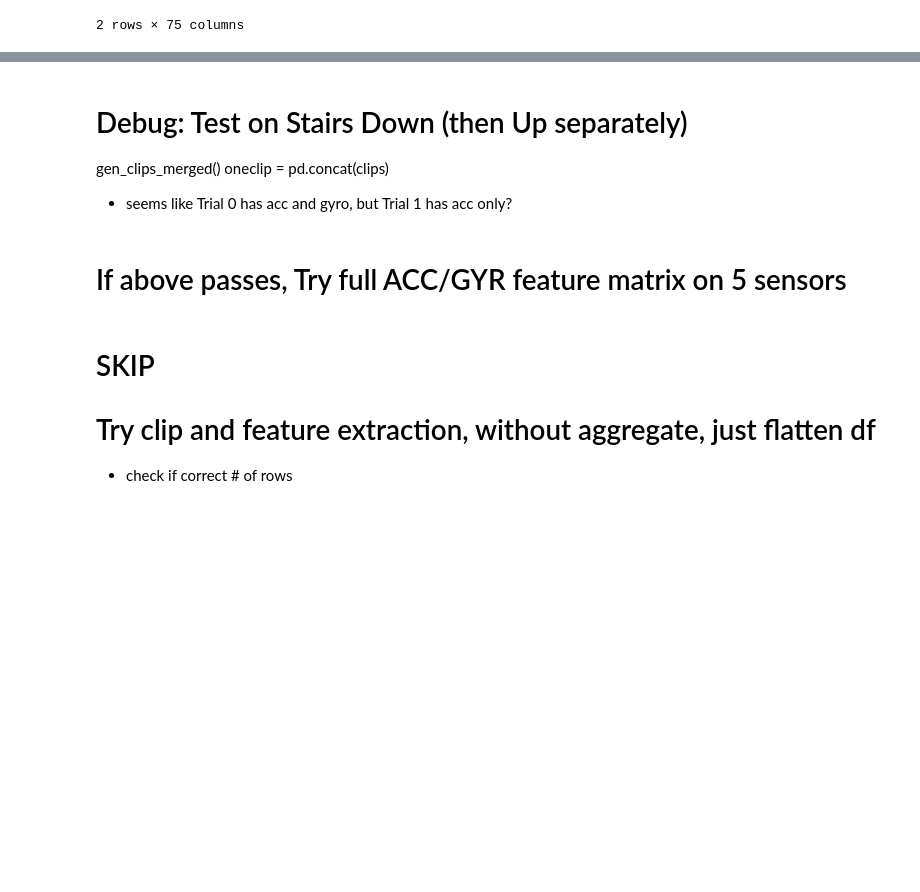
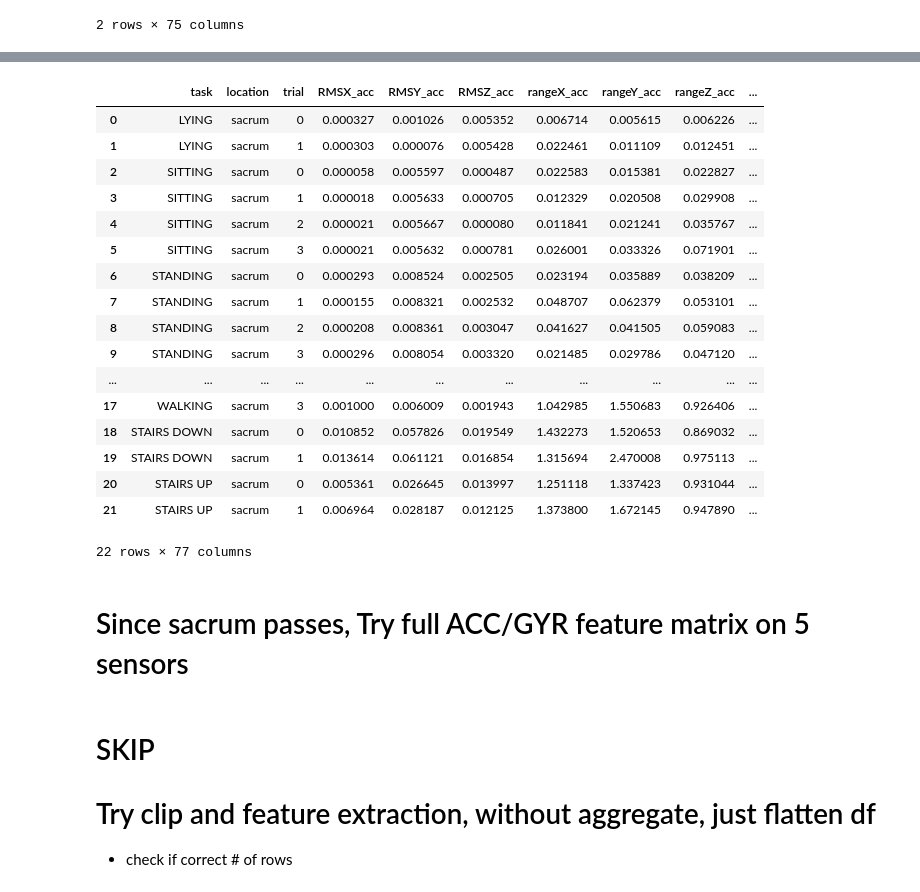
Before and after one commit to kamshee/activity-recognition-process, a Jupyter notebook: TestFeatures.ipynb, the cells around one changed output, grey strips where cells are left out. Drawn from its saved outputs; the diff is of its cells as text; code cells hidden in the pictures; blank space fills up the shorter version.

```diff
--- a/TestFeatures.ipynb
+++ b/TestFeatures.ipynb
@@ -153,0 +174,3 @@ clip_data[3]['gyro']['features']
+# %%
+# test features on x
+x = clip_data[0]['accel']['data'][0]
@@ -491,8 +926,9 @@ LYING  sensortype = gyro - trial 1
 # %% [markdown]
 # # # # # # # # # # # # # # # # # # # # # # # # # # # # # # # # # # # # # # # # # # # # #
 # %%
+# changed len tolerance to 0.95 since some clips are < 10 sec
 def gen_clips_merged(act_dict,task,location,clipsize=10000,overlap=0.9,verbose=False,startTS=0,endTS=1,
-              len_tol=1.0,resample=False):
+              len_tol=0.95,resample=False):
     """
     Extract clips and merge into 1 clip for accelerometer and gyro data (allows selecting start and end fraction)
     len_tol is the % of the intended clipsize below which clip is not used
@@ -540,8 +976,8 @@ def gen_clips_merged(act_dict,task,location,clipsize=10000,overlap=0.9,verbose=F
                     c = rawdata[(rawdata.index>=i) & (rawdata.index<i+clipsize)]
                     #keep/append clips that are 10 sec, else discard those that don't meet length
                     #tolerance
-                    ## changed > to >= so it will keep clip>=10 sec
-                    if len(c) >= len_tol*int(clipsize/deltat):
+                    ## clip len tolerance > 9.5 sec
+                    if len(c) > len_tol*int(clipsize/deltat):
                         # try concat instead of append to make one list
                         # check index, if increases like 0, 32, 64, etc then great, otherwise
                         # reindex c before extending?
@@ -563,7 +999,10 @@ def gen_clips_merged(act_dict,task,location,clipsize=10000,overlap=0.9,verbose=F
                         clips.append(clips[x])
 
             # merge into one dataframe
-            oneclip = pd.concat(clips)
+            try:
+                oneclip = pd.concat(clips)
+            except:
+                print('Check len_tol in gen_clips_merged function.')
             # reset clips
             clips = []
             clips.append(oneclip)
@@ -684,5 +1121,0 @@ ValueError: No objects to concatenate
-# %% [markdown]
-# Debug: Test on Stairs Down (then Up separately)
-gen_clips_merged()
-oneclip = pd.concat(clips)
-- seems like Trial 0 has acc and gyro, but Trial 1 has acc only?
@@ -691,26 +1122,27 @@ oneclip = pd.concat(clips)
-# %%
-# Would this be faster? Same approach to clip_data() structure
-
-# acc/gyr locations
-locations = ['sacrum']#, 'distal_lateral_shank_right', 'distal_lateral_shank_left',
-#             'posterior_forearm_right', 'posterior_forearm_left']
-accgyrodf = []#pd.DataFrame()
-for task in actdictaccgyr.keys():
-    for location in locations:
-        print('task ',task,' and location ',location)
-        clip_data = gen_clips_merged(actdictaccgyr,task,location,clipsize=10000,verbose=True)
-        feature_extraction2(clip_data)
-        tempdf = aggregateAccGyroTrial(clip_data)
-
-        ## add task and location as a column
-        tempdf.insert(0, 'task', task)
-        tempdf.insert(1, 'location', location)
-
-        accyrodf.append(tempdf)
-
-featuresaccgyro = pd.concat(accgyrodf)#ignore_index=True)
+# %%
+# it works!
+accgyrodf
+# %% [output]
+|  | task | location | trial | RMSX_acc | RMSY_acc | RMSZ_acc | rangeX_acc | rangeY_acc | rangeZ_acc | ... |
+| 0 | LYING | sacrum | 0 | 0.000327 | 0.001026 | 0.005352 | 0.006714 | 0.005615 | 0.006226 | ... |
+| 1 | LYING | sacrum | 1 | 0.000303 | 0.000076 | 0.005428 | 0.022461 | 0.011109 | 0.012451 | ... |
+| 2 | SITTING | sacrum | 0 | 0.000058 | 0.005597 | 0.000487 | 0.022583 | 0.015381 | 0.022827 | ... |
+| 3 | SITTING | sacrum | 1 | 0.000018 | 0.005633 | 0.000705 | 0.012329 | 0.020508 | 0.029908 | ... |
+| 4 | SITTING | sacrum | 2 | 0.000021 | 0.005667 | 0.000080 | 0.011841 | 0.021241 | 0.035767 | ... |
+| 5 | SITTING | sacrum | 3 | 0.000021 | 0.005632 | 0.000781 | 0.026001 | 0.033326 | 0.071901 | ... |
+| 6 | STANDING | sacrum | 0 | 0.000293 | 0.008524 | 0.002505 | 0.023194 | 0.035889 | 0.038209 | ... |
+| 7 | STANDING | sacrum | 1 | 0.000155 | 0.008321 | 0.002532 | 0.048707 | 0.062379 | 0.053101 | ... |
+| 8 | STANDING | sacrum | 2 | 0.000208 | 0.008361 | 0.003047 | 0.041627 | 0.041505 | 0.059083 | ... |
+| 9 | STANDING | sacrum | 3 | 0.000296 | 0.008054 | 0.003320 | 0.021485 | 0.029786 | 0.047120 | ... |
+| ... | ... | ... | ... | ... | ... | ... | ... | ... | ... | ... |
+| 17 | WALKING | sacrum | 3 | 0.001000 | 0.006009 | 0.001943 | 1.042985 | 1.550683 | 0.926406 | ... |
+| 18 | STAIRS DOWN | sacrum | 0 | 0.010852 | 0.057826 | 0.019549 | 1.432273 | 1.520653 | 0.869032 | ... |
+| 19 | STAIRS DOWN | sacrum | 1 | 0.013614 | 0.061121 | 0.016854 | 1.315694 | 2.470008 | 0.975113 | ... |
+| 20 | STAIRS UP | sacrum | 0 | 0.005361 | 0.026645 | 0.013997 | 1.251118 | 1.337423 | 0.931044 | ... |
+| 21 | STAIRS UP | sacrum | 1 | 0.006964 | 0.028187 | 0.012125 | 1.373800 | 1.672145 | 0.947890 | ... |
+22 rows × 77 columns
 # %% [markdown]
-# If above passes, Try full ACC/GYR feature matrix on 5 sensors
+# Since sacrum passes, Try full ACC/GYR feature matrix on 5 sensors
 # %%
 # acc/gyr locations
 locations = ['sacrum', 'distal_lateral_shank_right', 'distal_lateral_shank_left',
```
Also changed, not shown: parts of 25 cells of this notebook, 3 other files.
